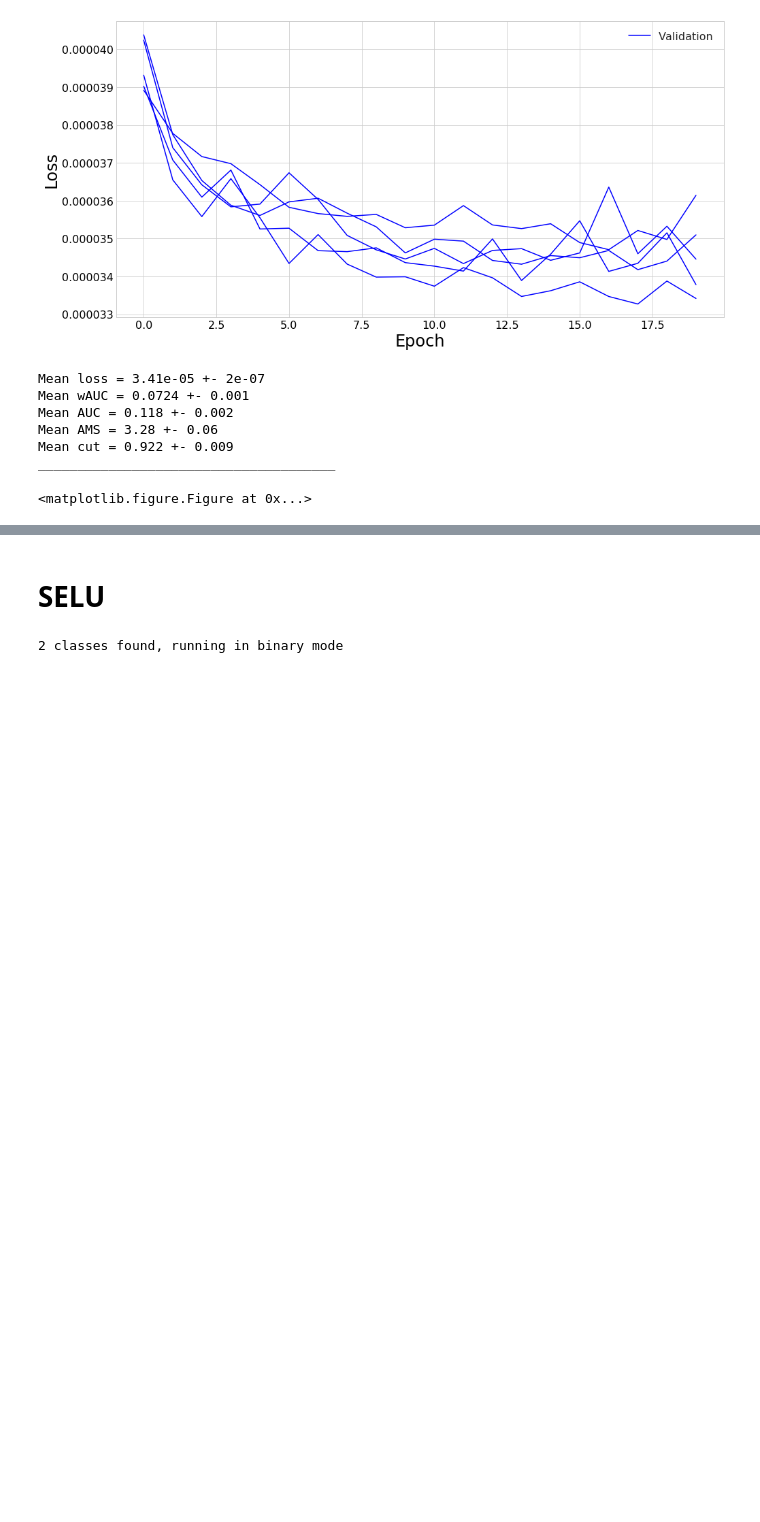
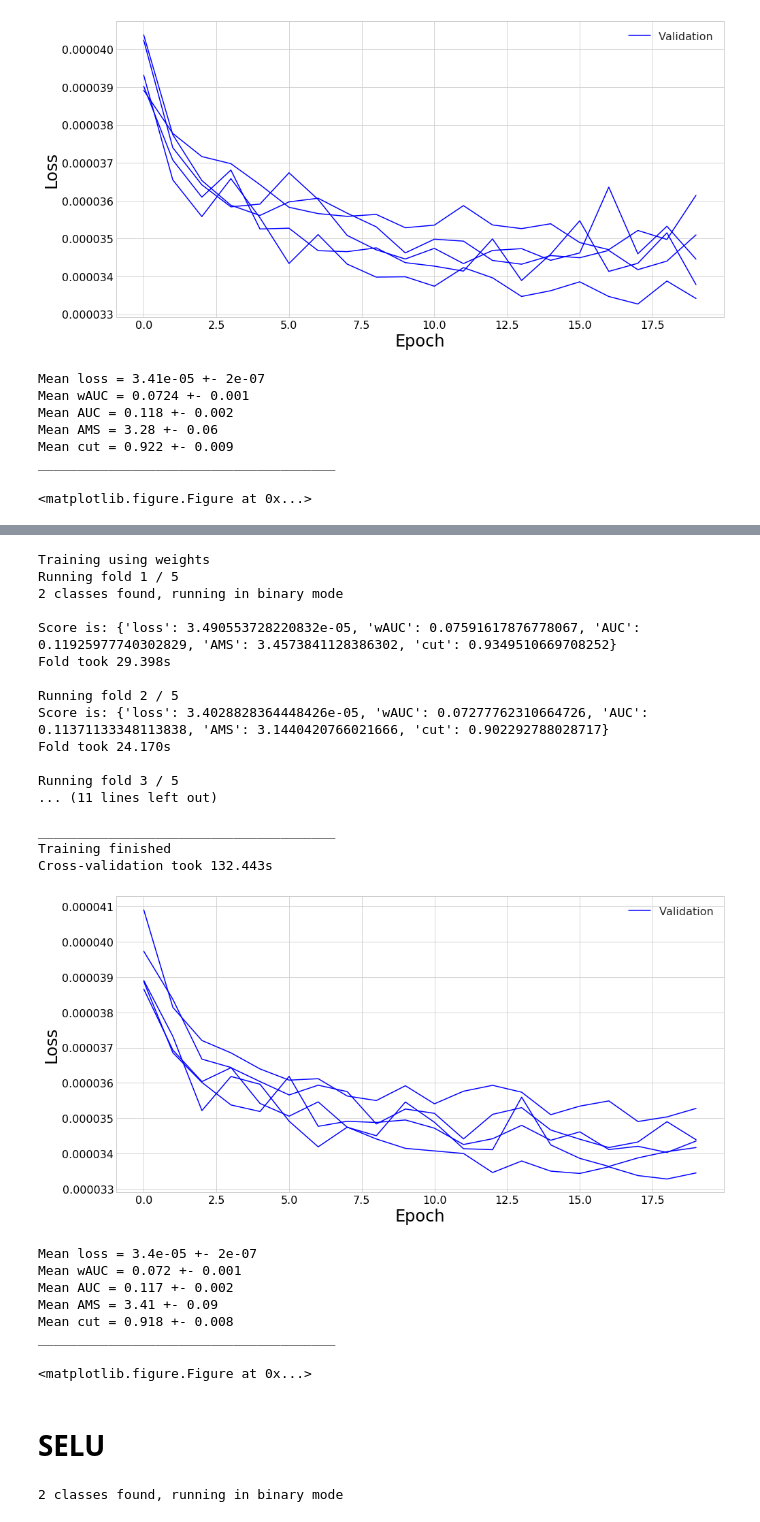
Before and after one commit to GilesStrong/QCHS-2018, a Jupyter notebook: Notebooks/2_Investigation_Activation_Function.ipynb, the cells around one changed output, grey strips where cells are left out. Saved outputs shown, nothing was run; the diff lists cells and outputs as text; code cells hidden in the pictures; blank space fills up the shorter version.

```diff
--- a/Notebooks/2_Investigation_Activation_Function.ipynb
+++ b/Notebooks/2_Investigation_Activation_Function.ipynb
@@ -82,3 +110,35 @@ ______________________________________
+# %%
+resultsPrelu, historiesPrelu = batchTrainClassifier(trainData, nSplits, getModel,
+                                          {**modelParams, 'version':'modelPrelu',
+                                           'compileArgs':{**compileArgs, 'lr':1e-3}},
+                                          trainParams, trainOnWeights=True, maxEpochs=maxEpochs,
+                                          patience=patience, verbose=0, amsSize=250000)
+# %% [output]
+Training using weights
+Running fold 1 / 5
+2 classes found, running in binary mode
+
+Score is: {'loss': 3.490553728220832e-05, 'wAUC': 0.07591617876778067, 'AUC': 0.11925977740302829, 'AMS': 3.4573841128386302, 'cut': 0.9349510669708252}
+Fold took 29.398s
+
+Running fold 2 / 5
+Score is: {'loss': 3.4028828364448426e-05, 'wAUC': 0.07277762310664726, 'AUC': 0.11371133348113838, 'AMS': 3.1440420766021666, 'cut': 0.902292788028717}
+Fold took 24.170s
+
+Running fold 3 / 5
+... (11 lines left out)
+
+______________________________________
+Training finished
+Cross-validation took 132.443s
+[figure, added]
+Mean loss = 3.4e-05 +- 2e-07
+Mean wAUC = 0.072 +- 0.001
+Mean AUC = 0.117 +- 0.002
+Mean AMS = 3.41 +- 0.09
+Mean cut = 0.918 +- 0.008
+______________________________________
+<matplotlib.figure.Figure at 0x...>
 # %% [markdown]
 # SELU
 # %%
```
Also changed, not shown: parts of 5 cells of this notebook, 3 other files.
